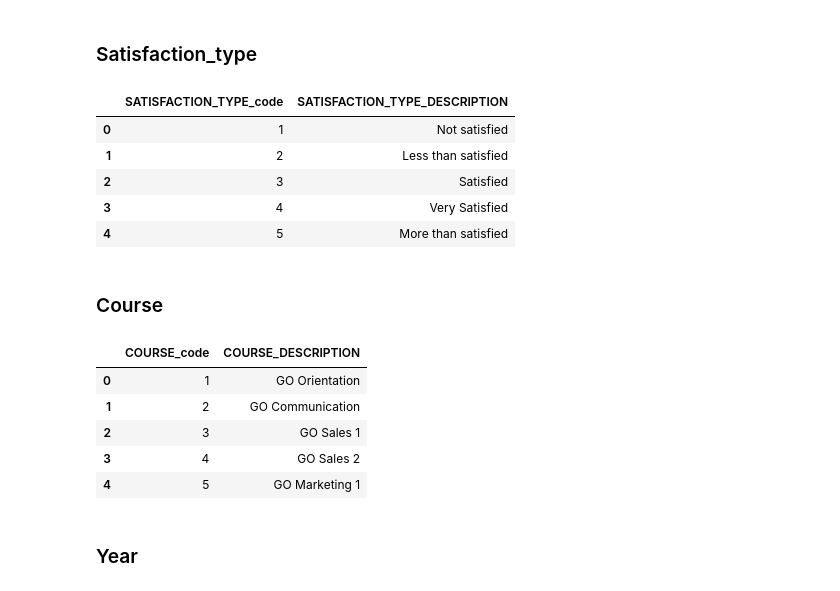
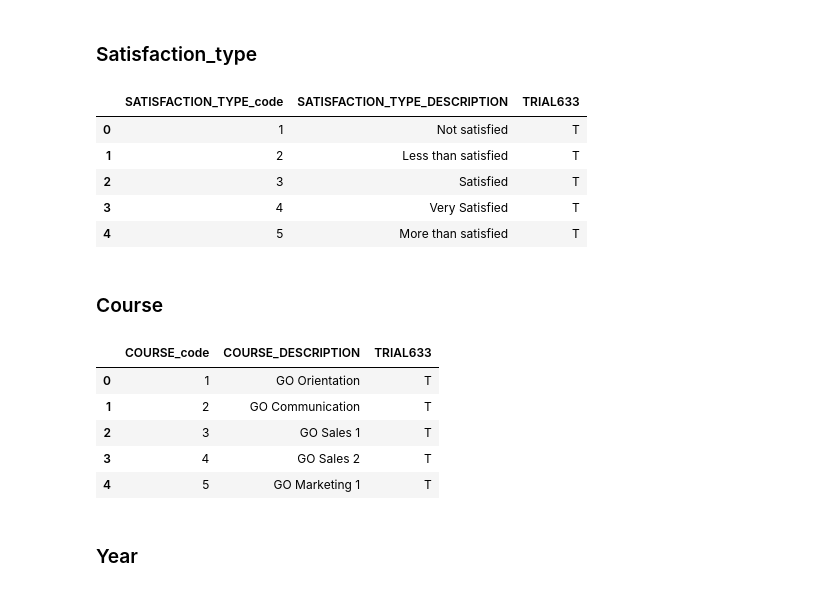
Before and after one commit to Nrojt/SE4-DEDS-Pyhton-opdrachten, a Jupyter notebook: week 4/4.3/Practicum_4.3.ipynb, the cells around one changed output. Cells and saved outputs as stored; diff of their text form; code cells hidden in the pictures.

```diff
--- a/week 4/4.3/Practicum_4.3.ipynb
+++ b/week 4/4.3/Practicum_4.3.ipynb
@@ -267,6 +268,8 @@ Combineren van de brondata om tot ons ETL te komen
 | GO_SALES_PRODUCT_FORECAST_EXPECTED_MARGIN |
 | GO_SALES_PRODUCT_FORECAST_PRODUCT_NUMBER |
 | GO_SALES_PRODUCT_FORECAST_YEAR_MONTH |
+# %%
+all_dataframes = []
 # %% [markdown]
 ### returned_item
 # %%
@@ -281,6 +284,8 @@ returned_item = returned_item[returned_item_columns]
 # renaming the columns
 returned_item = returned_item.rename(columns={'RETURN_CODE': 'RETURNED_ITEM_code', 'RETURN_DATE': 'RETURNED_ITEM_DATE_date', 'RETURN_QUANTITY': 'RETURNED_ITEM_QUANTITY_quantity', 'ORDER_DETAIL_CODE': 'RETURNED_ITEM_ORDER_DETAIL_CODE_detail_code', 'RETURN_REASON_CODE': 'RETURNED_ITEM_RETURN_REASON_code', 'RETURN_DESCRIPTION_EN': 'RETURNED_ITEM_RETURN_REASON_desctiption_en'})
 
+all_dataframes.append(returned_item)
+
 returned_item.head()
 # %% [output]
 |  | RETURNED_ITEM_code | RETURNED_ITEM_DATE_date | RETURNED_ITEM_QUANTITY_quantity | RETURNED_ITEM_ORDER_DETAIL_CODE_d... | ... |
@@ -304,6 +309,8 @@ unit = unit[unit_columns]
 # renaming the columns
 unit = unit.rename(columns={'UNIT_COST': 'UNIT_COST_cost', 'UNIT_PRICE': 'UNIT_PRICE_price', 'UNIT_SALE_PRICE': 'UNIT_SALE_sale'})
 
+all_dataframes.append(unit)
+
 unit.head()
 # %% [output]
 |  | UNIT_COST_cost | UNIT_PRICE_price | UNIT_SALE_sale |
@@ -326,6 +333,8 @@ sales_staff = sales_staff[sales_staff_columns]
 # renaming the columns
 sales_staff = sales_staff.rename(columns={'SALES_STAFF_CODE': 'SALES_STAFF_code', 'EMAIL': 'SALES_STAFF_email', 'EXTENSION': 'SALES_STAFF_extension', 'POSITION_EN': 'SALES_STAFF_POSITION_EN_position', 'WORK_PHONE': 'SALES_STAFF_WORK_PHONE_work_phone', 'DATE_HIRED': 'SALES_STAFF_DATE_HIRED_hired', 'MANAGER_CODE': 'SALES_STAFF_MANAGER_CODE_manager', 'FAX': 'SALES_STAFF_FAX_fax', 'FIRST_NAME': 'SALES_STAFF_FIRST_NAME_first_name', 'LAST_NAME': 'SALES_STAFF_LAST_NAME_last_name', 'ADDRESS1': 'SALES_STAFF_SALES_BRANCH_ADDRESS_address', 'ADDRESS2': 'SALES_STAFF_SALES_BRANCH_ADDRESS_EXTRA_address_extra', 'SALES_BRANCH_CODE' : 'SALES_STAFF_SALES_BRANCH_CODE_branch_code'})
 
+all_dataframes.append(sales_staff)
+
 sales_staff.head()
 # %% [output]
 |  | SALES_STAFF_code | SALES_STAFF_email | SALES_STAFF_extension | SALES_STAFF_POSITION_EN_position | SALES_STAFF_WORK_PHONE_work_phone | ... |
@@ -338,40 +347,38 @@ sales_staff.head()
 ### Satisfaction_type
 # %%
 satisfaction_type = go_staff_satisfaction_type
-
-#dropping trial633 column
-satisfaction_type = satisfaction_type.drop(columns=['TRIAL633'])
 
 # rename the columns
 satisfaction_type = satisfaction_type.rename(columns={'SATISFACTION_TYPE_CODE': 'SATISFACTION_TYPE_code', 'DESCRIPTION': 'SATISFACTION_TYPE_description'})
 
+all_dataframes.append(satisfaction_type)
+
 satisfaction_type.head()
 # %% [output]
-|  | SATISFACTION_TYPE_code | SATISFACTION_TYPE_DESCRIPTION |
-| 0 | 1 | Not satisfied |
-| 1 | 2 | Less than satisfied |
-| 2 | 3 | Satisfied |
-| 3 | 4 | Very Satisfied |
-| 4 | 5 | More than satisfied |
+|  | SATISFACTION_TYPE_code | SATISFACTION_TYPE_DESCRIPTION | TRIAL633 |
+| 0 | 1 | Not satisfied | T |
+| 1 | 2 | Less than satisfied | T |
+| 2 | 3 | Satisfied | T |
+| 3 | 4 | Very Satisfied | T |
+| 4 | 5 | More than satisfied | T |
 # %% [markdown]
 ### Course
 # %%
 course = go_staff_course
-
-# dropping the trial633 column
-course = course.drop(columns=['TRIAL633'])
 
 # rename the columns
 course = course.rename(columns={'COURSE_CODE': 'COURSE_code', 'DESCRIPTION': 'COURSE_description'})
 
+all_dataframes.append(course)
+
 course.head()
 # %% [output]
-|  | COURSE_code | COURSE_DESCRIPTION |
-| 0 | 1 | GO Orientation |
-| 1 | 2 | GO Communication |
-| 2 | 3 | GO Sales 1 |
-| 3 | 4 | GO Sales 2 |
-| 4 | 5 | GO Marketing 1 |
+|  | COURSE_code | COURSE_DESCRIPTION | TRIAL633 |
+| 0 | 1 | GO Orientation | T |
+| 1 | 2 | GO Communication | T |
+| 2 | 3 | GO Sales 1 | T |
+| 3 | 4 | GO Sales 2 | T |
+| 4 | 5 | GO Marketing 1 | T |
 # %% [markdown]
 ### Year
 # %%
```
Also changed, not shown: parts of 27 cells of this notebook.
